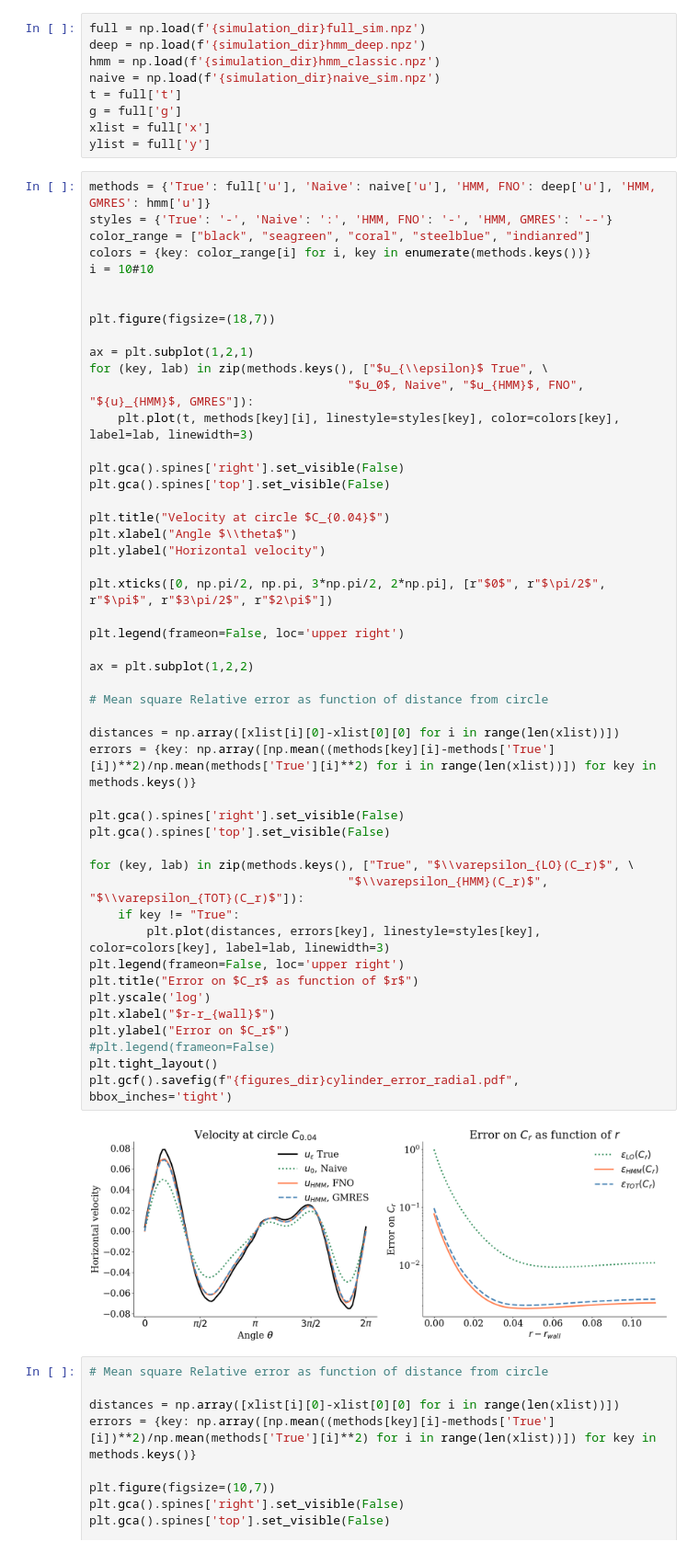
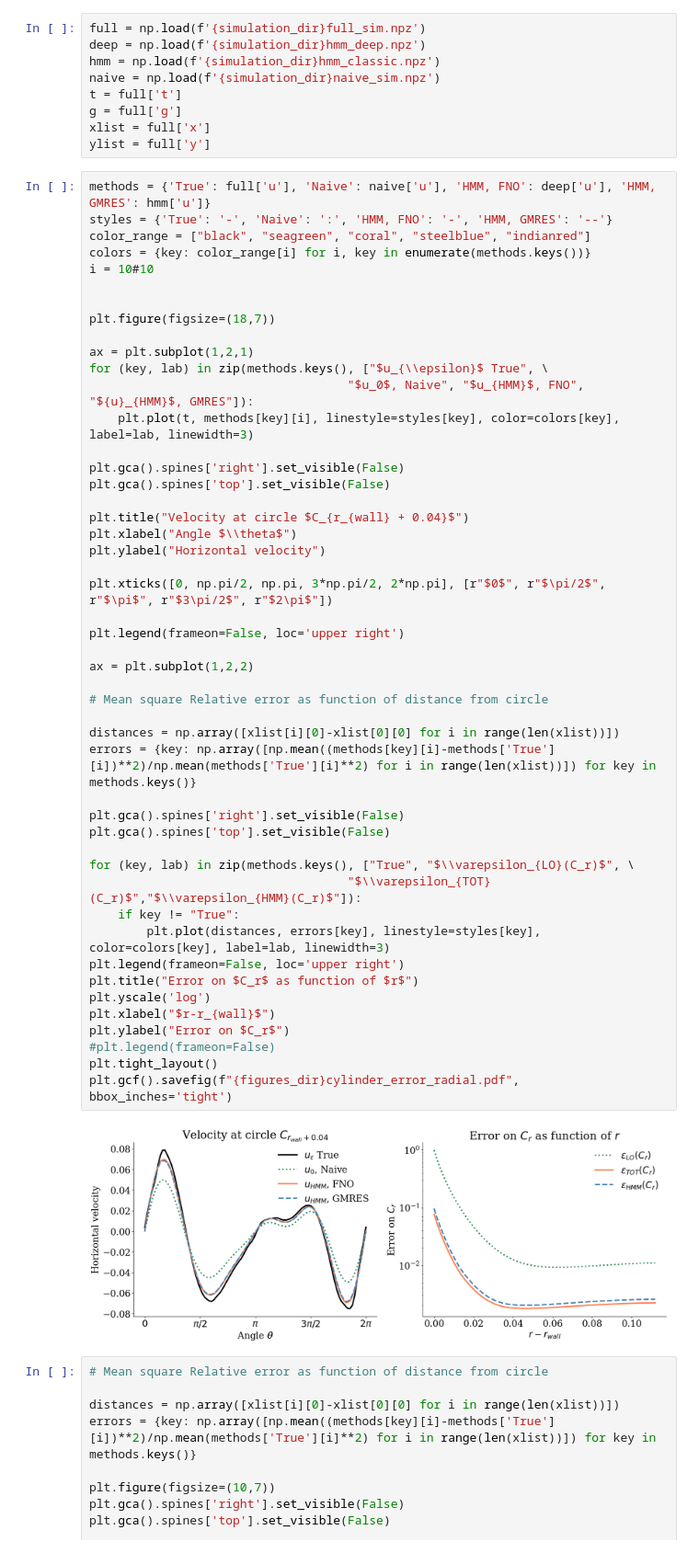
Before and after one commit to emastr/deep-micro-slip-model, a Jupyter notebook: notebooks/part30_paper_runs/hmm_fem/part33_article_plots copy.ipynb, the cells around one changed output. Shown at 92% size. Cells and saved outputs as stored; diff of their text form.

```diff
--- a/notebooks/part30_paper_runs/hmm_fem/part33_article_plots copy.ipynb
+++ b/notebooks/part30_paper_runs/hmm_fem/part33_article_plots copy.ipynb
@@ -41,38 +41,38 @@ for (key, lab) in zip(methods.keys(), ["$u_{\\epsilon}$ True", \
 plt.gca().spines['right'].set_visible(False)
 plt.gca().spines['top'].set_visible(False)
 
-plt.title("Velocity at circle $C_{0.04}$")
+plt.title("Velocity at circle $C_{r_{wall} + 0.04}$")
 plt.xlabel("Angle $\\theta$")
 plt.ylabel("Horizontal velocity")
 
 plt.xticks([0, np.pi/2, np.pi, 3*np.pi/2, 2*np.pi], [r"$0$", r"$\pi/2$", r"$\pi$", r"$3\pi/2$", r"$2\pi$"])
 
 plt.legend(frameon=False, loc='upper right')
 
 ax = plt.subplot(1,2,2)
 
 # Mean square Relative error as function of distance from circle
 
 distances = np.array([xlist[i][0]-xlist[0][0] for i in range(len(xlist))])
 errors = {key: np.array([np.mean((methods[key][i]-methods['True'][i])**2)/np.mean(methods['True'][i]**2) for i in range(len(xlist))]) for key in methods.keys()}
 
 plt.gca().spines['right'].set_visible(False)
 plt.gca().spines['top'].set_visible(False)
 
 for (key, lab) in zip(methods.keys(), ["True", "$\\varepsilon_{LO}(C_r)$", \
-                                    "$\\varepsilon_{HMM}(C_r)$", "$\\varepsilon_{TOT}(C_r)$"]):
+                                    "$\\varepsilon_{TOT}(C_r)$","$\\varepsilon_{HMM}(C_r)$"]):
     if key != "True":
         plt.plot(distances, errors[key], linestyle=styles[key], color=colors[key], label=lab, linewidth=3)
 plt.legend(frameon=False, loc='upper right')
 plt.title("Error on $C_r$ as function of $r$")
 plt.yscale('log')
 plt.xlabel("$r-r_{wall}$")
 plt.ylabel("Error on $C_r$")
 #plt.legend(frameon=False)
 plt.tight_layout()
 plt.gcf().savefig(f"{figures_dir}cylinder_error_radial.pdf", bbox_inches='tight')
 # %% [output]
-[figure, old version]
+[figure, new version]
 # %%
 # Mean square Relative error as function of distance from circle
 
```
Also changed, not shown: 20 other files.
